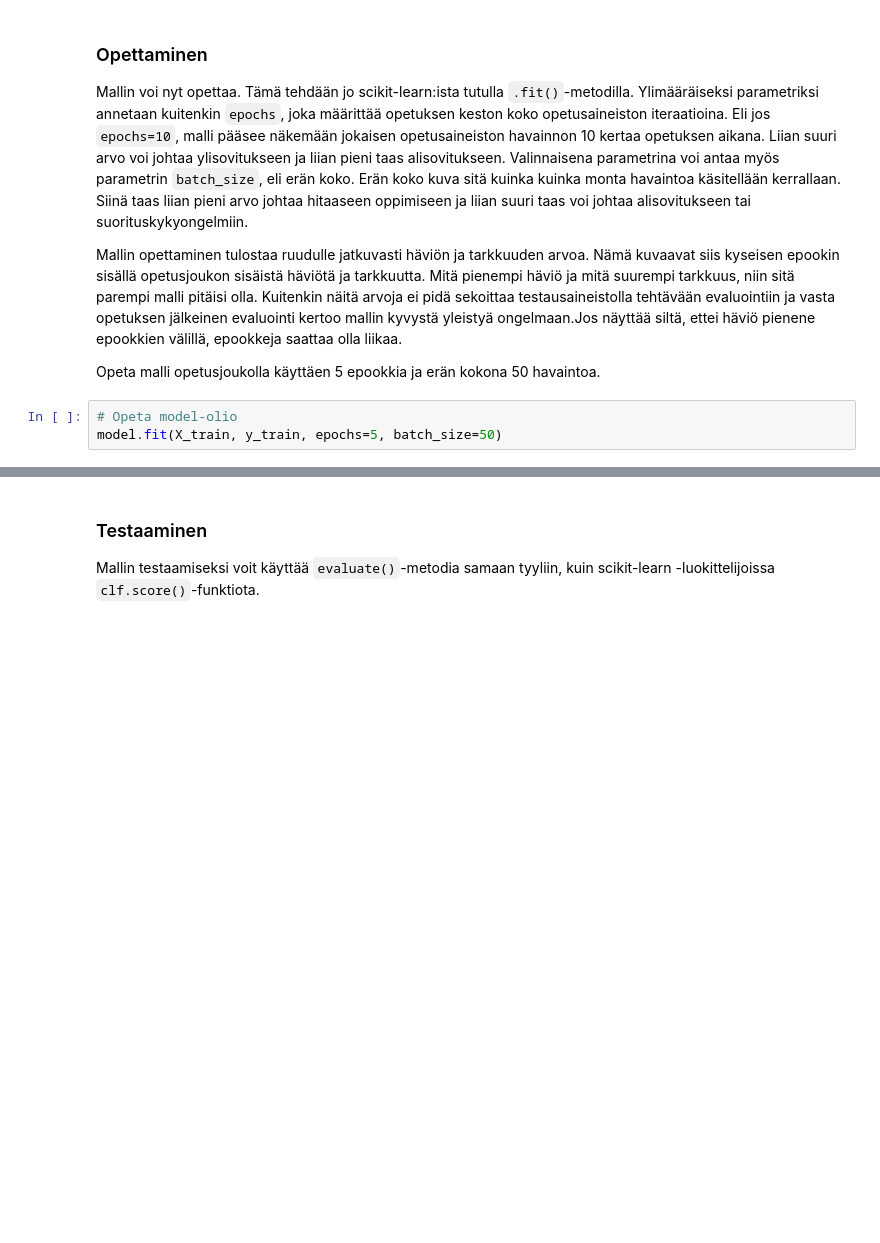
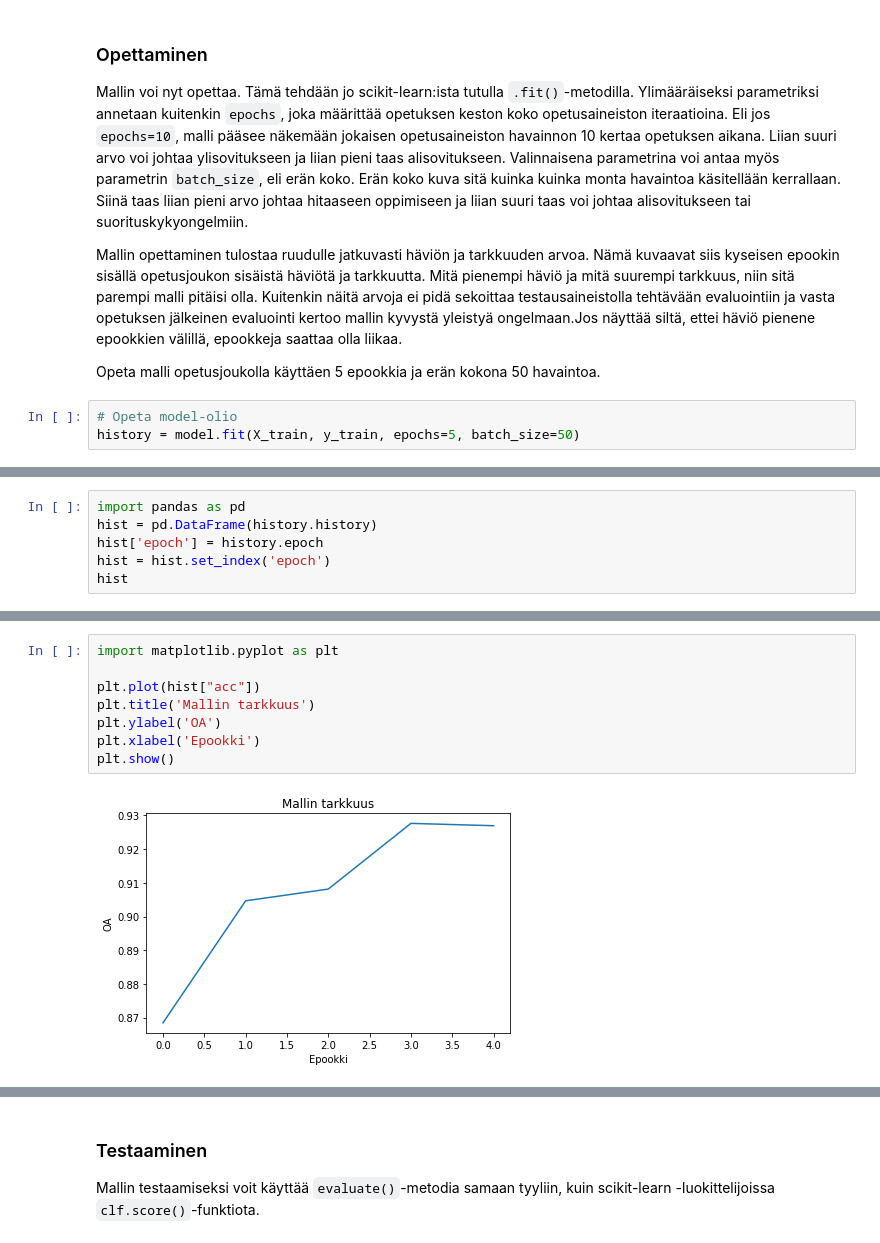
Before and after one commit to spatineo/koneoppimiskurssi, a Jupyter notebook: Notebooks/Harjoitus_Keras_1.ipynb, the cells around one changed output, grey strips where cells are left out. Cells and saved outputs as stored; diff of their text form; blank space fills up the shorter version.

```diff
--- a/Notebooks/Harjoitus_Keras_1.ipynb
+++ b/Notebooks/Harjoitus_Keras_1.ipynb
@@ -108,6 +108,6 @@ Mallin opettaminen tulostaa ruudulle jatkuvasti häviön ja tarkkuuden arvoa. N
 Opeta malli opetusjoukolla käyttäen 5 epookkia ja erän kokona 50 havaintoa.
 # %%
 # Opeta model-olio
-model.fit(X_train, y_train, epochs=5, batch_size=50)
+history = model.fit(X_train, y_train, epochs=5, batch_size=50)
 # %% [output]
 Epoch 1/5
@@ -123,0 +125,6 @@ Epoch 5/5
+# %%
+import pandas as pd
+hist = pd.DataFrame(history.history)
+hist['epoch'] = history.epoch
+hist = hist.set_index('epoch')
+hist
@@ -123,0 +139,10 @@ Epoch 5/5
+# %%
+import matplotlib.pyplot as plt
+
+plt.plot(hist["acc"])
+plt.title('Mallin tarkkuus')
+plt.ylabel('OA')
+plt.xlabel('Epookki')
+plt.show()
+# %% [output]
+[figure, added]
```
Also changed, not shown: parts of 10 cells of this notebook, 9 other files.
